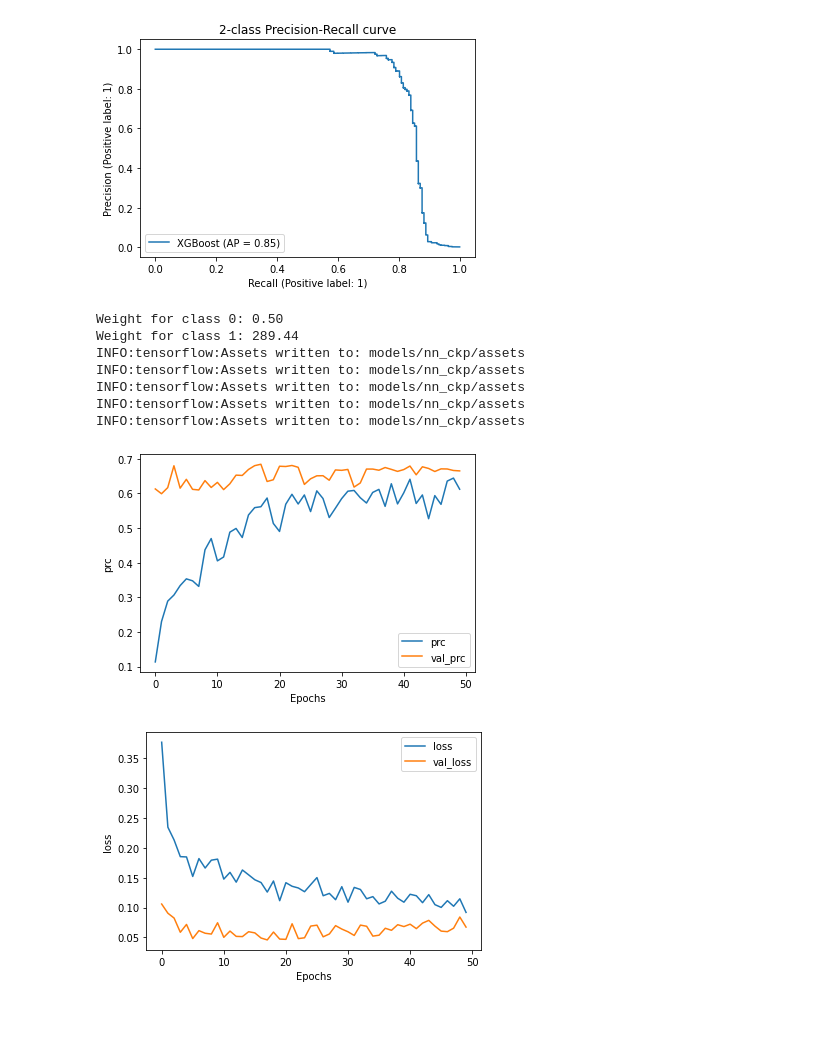
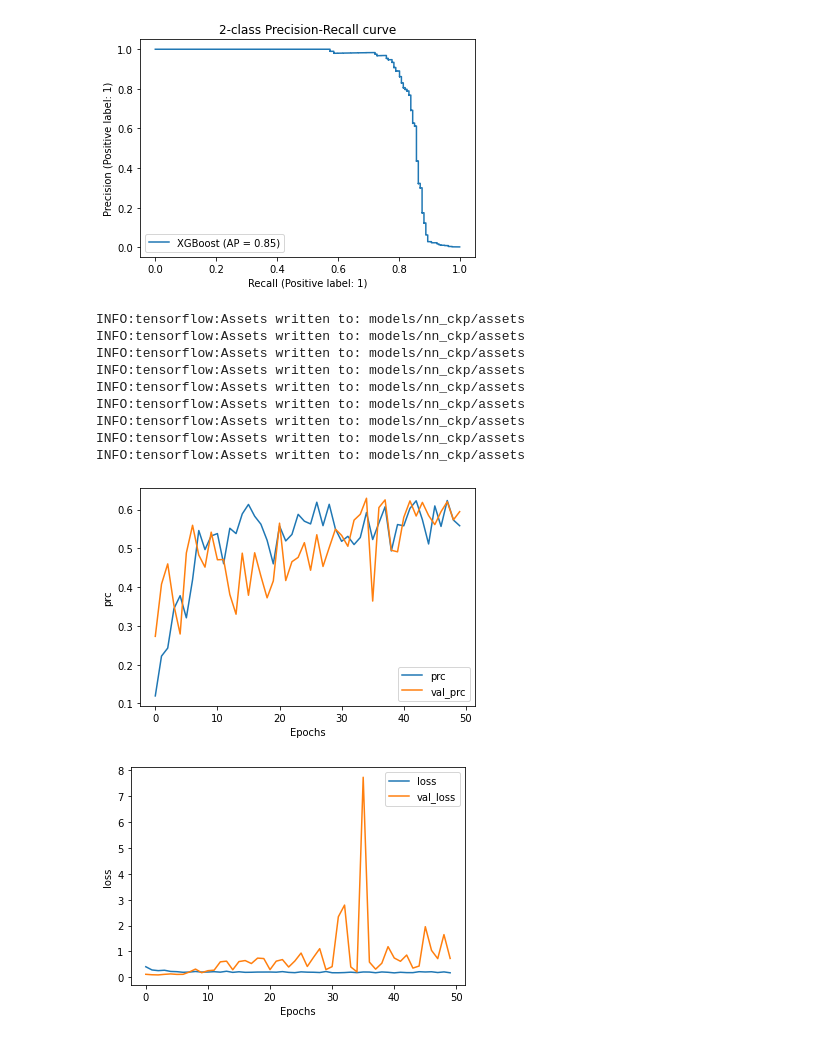
Before and after one commit to Gonm1/creditcardfraud, a Jupyter notebook: notebook.ipynb, the cells around one changed output. Cells and saved outputs as stored; diff of their text form; code cells hidden in the pictures.

```diff
--- a/notebook.ipynb
+++ b/notebook.ipynb
@@ -102,16 +105,22 @@ y_train.value_counts(), y_test.value_counts()
  1      162
  Name: Class, dtype: int64)
 # %%
-class_weight_value = float(y_train.value_counts()[0]/y_train.value_counts()[1])
+class_weight_value = float(y_train.value_counts()[0] / y_train.value_counts()[1])
 print(f"Class weight single value (float): {class_weight_value:.2f}")
 
 from sklearn.utils import class_weight
+
 sample_weight_vector = class_weight.compute_sample_weight(
-    class_weight='balanced',
-    y=y_train
+    class_weight="balanced", y=y_train
 )
 
 print(f"Class weight vector length: {len(sample_weight_vector):,}")
+
+class_weights = class_weight.compute_class_weight(
+    class_weight="balanced", classes=np.unique(y_train), y=y_train
+)
+class_weights = {0: class_weights[0], 1: class_weights[1]}
+print(f"class weights: {class_weights}")
 # %% [output]
 Class weight single value (float): 577.24
 Class weight vector length: 190,820
@@ -208,10 +218,10 @@ tf.random.set_seed(SEED)
 model = keras.Sequential(
     [
         keras.layers.Input(shape=len(x_train.iloc[0])),
-        keras.layers.Dense(units=128, activation="relu"),
+        keras.layers.Dense(units=32, activation="relu"),
         keras.layers.BatchNormalization(),
         keras.layers.Dropout(0.50),
-        keras.layers.Dense(units=64, activation="relu"),
+        keras.layers.Dense(units=32, activation="relu"),
         keras.layers.BatchNormalization(),
         keras.layers.Dropout(0.50),
         keras.layers.Dense(units=32, activation="relu"),
@@ -233,53 +243,42 @@ checkpoint = tf.keras.callbacks.ModelCheckpoint(
 
 
 LEARNING_RATE = 1e-3
-BATCH_SIZE = 64
+BATCH_SIZE = 16
 EPOCHS = 50
 
 model.compile(
     loss=tf.keras.losses.BinaryCrossentropy(),
     optimizer=tf.optimizers.Adam(learning_rate=LEARNING_RATE),
     metrics=[keras.metrics.AUC(name="prc", curve="PR"), keras.metrics.AUC(name="auc")],
 )
-
-# Scaling by total/2 helps keep the loss to a similar magnitude.
-# The sum of the weights of all examples stays the same.
-neg, pos = np.bincount(labels)
-total = neg + pos
-weight_for_0 = (1 / neg) * (total / 2.0)
-weight_for_1 = (1 / pos) * (total / 2.0)
-
-class_weight_dict = {0: weight_for_0, 1: weight_for_1}
-
-print("Weight for class 0: {:.2f}".format(weight_for_0))
-print("Weight for class 1: {:.2f}".format(weight_for_1))
-
 
 history = model.fit(
     x=x_train,
     y=y_train,
     batch_size=BATCH_SIZE,
     validation_data=(x_test, y_test),
     validation_batch_size=BATCH_SIZE * 2,
     epochs=EPOCHS,
     verbose=0,
-    class_weight=class_weight_dict,
+    class_weight=class_weights,
     callbacks=[checkpoint],
 )
 
 # Plot training loss and prc curves
 plot_graphs(history, "prc")
 plot_graphs(history, "loss")
 # %% [output]
-Weight for class 0: 0.50
-Weight for class 1: 289.44
 INFO:tensorflow:Assets written to: models/nn_ckp/assets
 INFO:tensorflow:Assets written to: models/nn_ckp/assets
 INFO:tensorflow:Assets written to: models/nn_ckp/assets
 INFO:tensorflow:Assets written to: models/nn_ckp/assets
 INFO:tensorflow:Assets written to: models/nn_ckp/assets
+INFO:tensorflow:Assets written to: models/nn_ckp/assets
+INFO:tensorflow:Assets written to: models/nn_ckp/assets
+INFO:tensorflow:Assets written to: models/nn_ckp/assets
+INFO:tensorflow:Assets written to: models/nn_ckp/assets
-[figure, old version]
+[figure, new version]
-[figure, old version]
+[figure, new version]
 # %%
 best_model = keras.models.load_model("models/nn_ckp")
 predictions = [0 if x < 0.5 else 1 for x in best_model.predict(x_test)]
```
Also changed, not shown: parts of 10 cells of this notebook, 1 other file.
